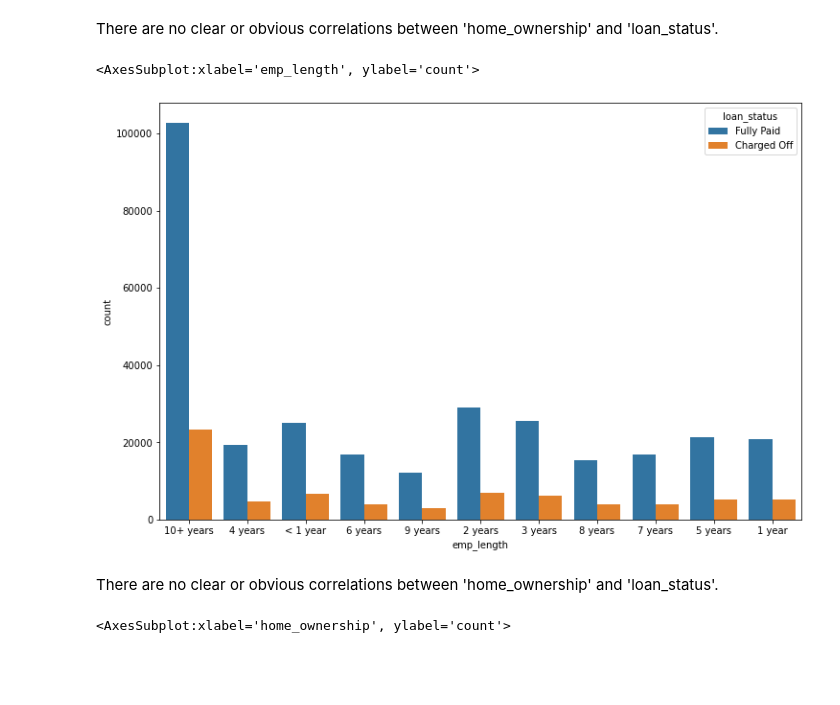
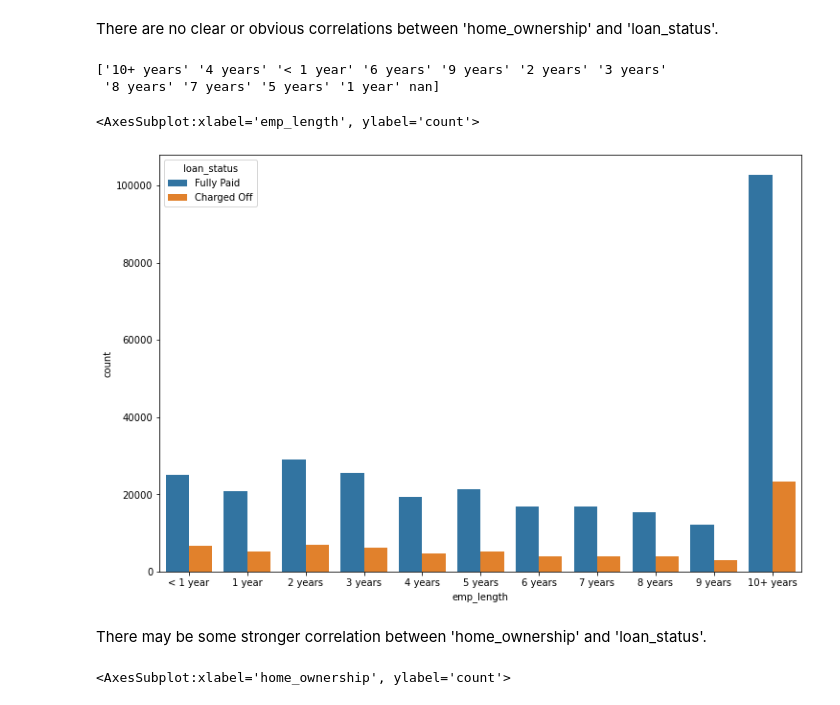
Before and after one commit to s-mushnoori/lending-club, a Jupyter notebook: lending-club.ipynb, the cells around one changed output. Saved outputs shown, nothing was run; the diff lists cells and outputs as text; code cells hidden in the pictures; blank space fills up the shorter version.

```diff
--- a/lending-club.ipynb
+++ b/lending-club.ipynb
@@ -144,14 +144,31 @@ sns.countplot(x='sub_grade', data=df, hue='loan_status', order=sorted(df['sub_gr
 [figure]
 # %% [markdown]
 There are no clear or obvious correlations between 'home_ownership' and 'loan_status'.
+# %%
+print(df.emp_length.unique())
+# %% [output]
+['10+ years' '4 years' '< 1 year' '6 years' '9 years' '2 years' '3 years'
+ '8 years' '7 years' '5 years' '1 year' nan]
+# %%
+emp_length_order = [ '< 1 year',
+                      '1 year',
+                     '2 years',
+                     '3 years',
+                     '4 years',
+                     '5 years',
+                     '6 years',
+                     '7 years',
+                     '8 years',
+                     '9 years',
+                     '10+ years']
 # %%
 plt.figure(figsize=(12,8))
-sns.countplot(x='emp_length', data=df, hue='loan_status')
+sns.countplot(x='emp_length', data=df, hue='loan_status', order = emp_length_order)
 # %% [output]
 <AxesSubplot:xlabel='emp_length', ylabel='count'>
-[figure, old version]
+[figure, new version]
 # %% [markdown]
-There are no clear or obvious correlations between 'home_ownership' and 'loan_status'.
+There may be some stronger correlation between 'home_ownership' and 'loan_status'.
 # %%
 plt.figure(figsize=(12,8))
 sns.countplot(x='home_ownership', data=df, hue='loan_status')
```
Also changed, not shown: parts of 20 cells of this notebook.
